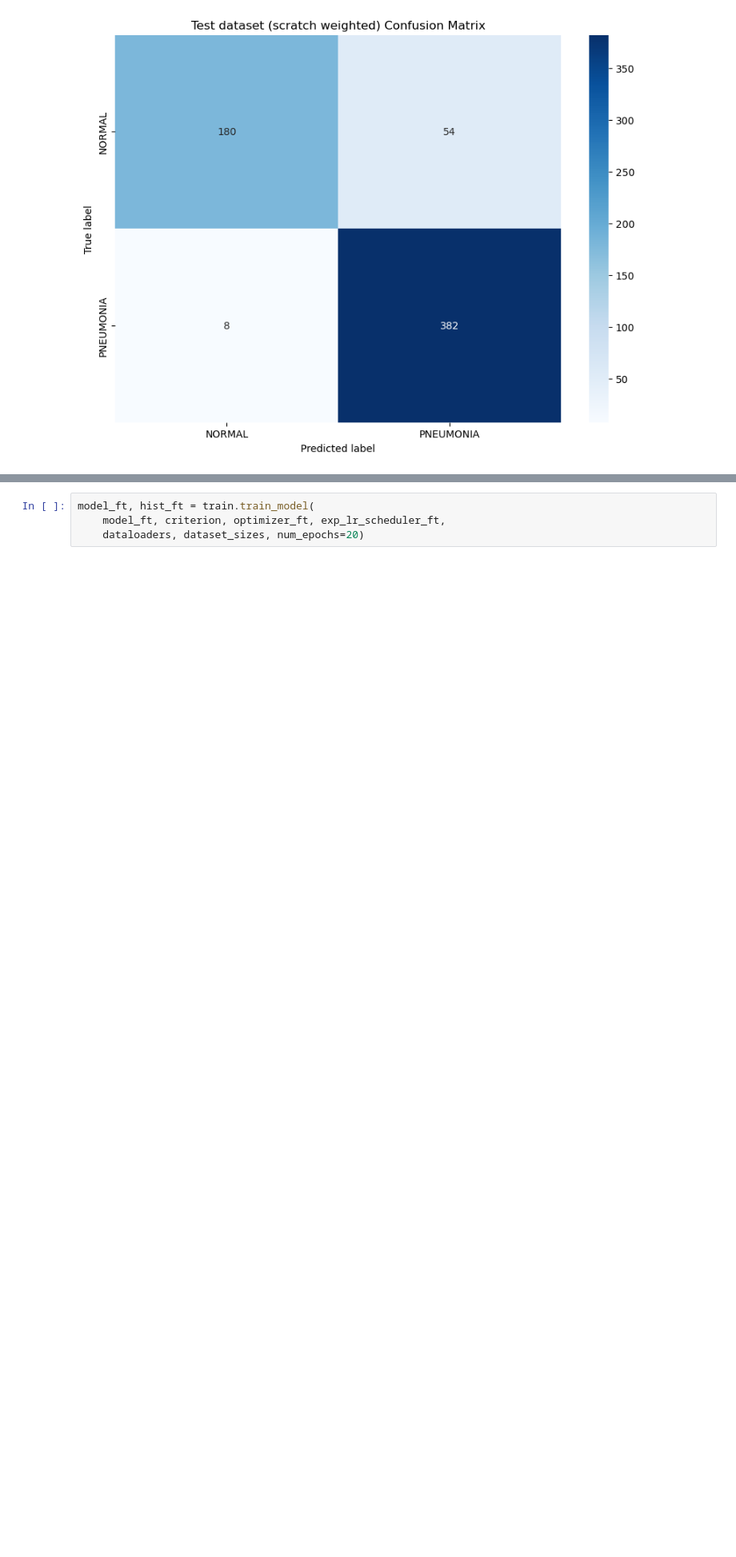
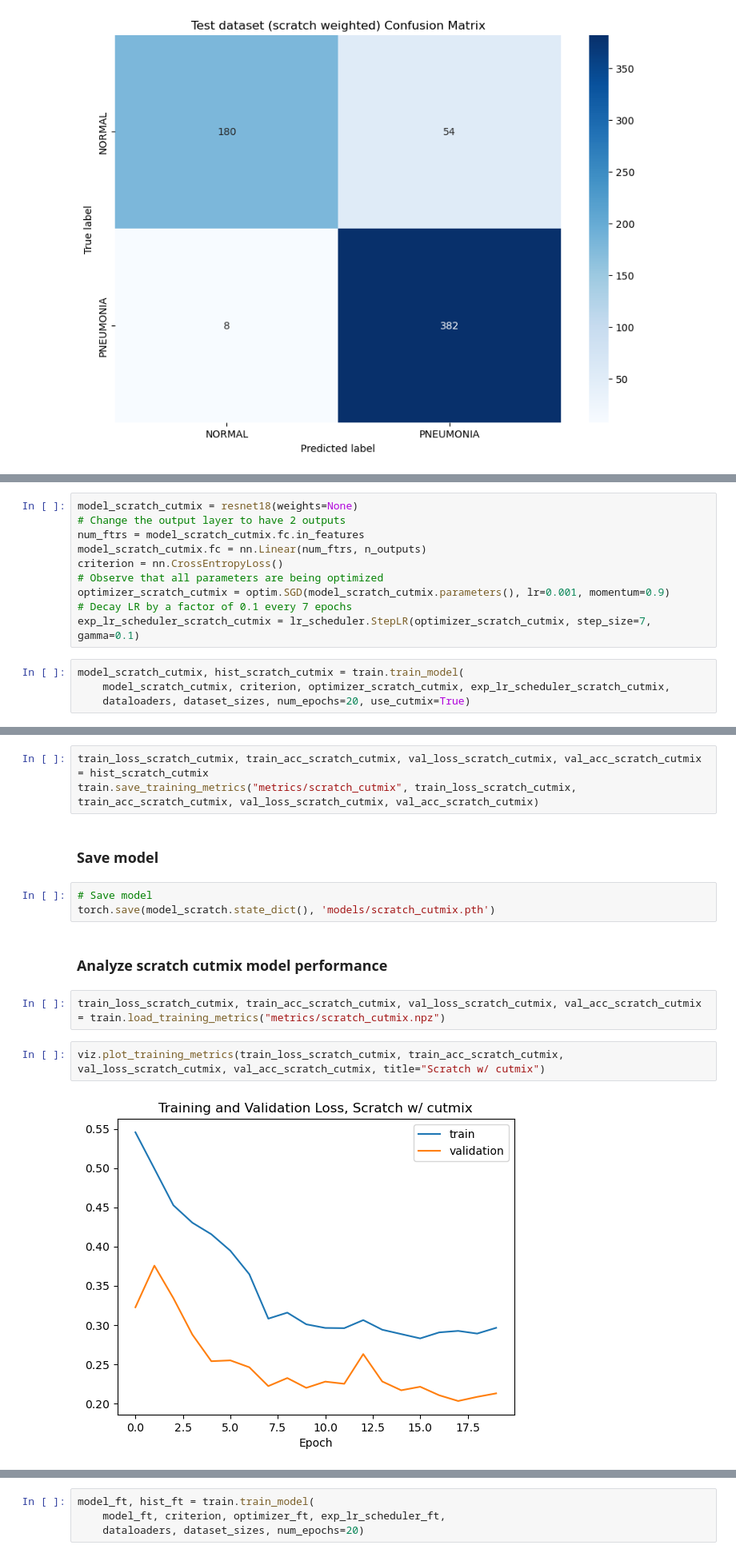
Before and after one commit to nashirj/chest-xray-classification, a Jupyter notebook: Assignment1.ipynb, the cells around one changed output, grey strips where cells are left out. Shown at 80% size. Cells and saved outputs as stored; diff of their text form; blank space fills up the shorter version.

Commit message:
Run cutmix for both scratch and pretrained

```diff
--- a/Assignment1.ipynb
+++ b/Assignment1.ipynb
@@ -342,0 +345,14 @@ F1 score: 0.889
+# %%
+model_scratch_cutmix = resnet18(weights=None)
+# Change the output layer to have 2 outputs
+num_ftrs = model_scratch_cutmix.fc.in_features
+model_scratch_cutmix.fc = nn.Linear(num_ftrs, n_outputs)
+criterion = nn.CrossEntropyLoss()
+# Observe that all parameters are being optimized
+optimizer_scratch_cutmix = optim.SGD(model_scratch_cutmix.parameters(), lr=0.001, momentum=0.9)
+# Decay LR by a factor of 0.1 every 7 epochs
+exp_lr_scheduler_scratch_cutmix = lr_scheduler.StepLR(optimizer_scratch_cutmix, step_size=7, gamma=0.1)
+# %%
+model_scratch_cutmix, hist_scratch_cutmix = train.train_model(
+    model_scratch_cutmix, criterion, optimizer_scratch_cutmix, exp_lr_scheduler_scratch_cutmix,
+    dataloaders, dataset_sizes, num_epochs=20, use_cutmix=True)
@@ -342,0 +379,16 @@ F1 score: 0.889
+# %%
+train_loss_scratch_cutmix, train_acc_scratch_cutmix, val_loss_scratch_cutmix, val_acc_scratch_cutmix = hist_scratch_cutmix
+train.save_training_metrics("metrics/scratch_cutmix", train_loss_scratch_cutmix, train_acc_scratch_cutmix, val_loss_scratch_cutmix, val_acc_scratch_cutmix)
+# %% [markdown]
+### Save model
+# %%
+# Save model
+torch.save(model_scratch.state_dict(), 'models/scratch_cutmix.pth')
+# %% [markdown]
+### Analyze scratch cutmix model performance
+# %%
+train_loss_scratch_cutmix, train_acc_scratch_cutmix, val_loss_scratch_cutmix, val_acc_scratch_cutmix = train.load_training_metrics("metrics/scratch_cutmix.npz")
+# %%
+viz.plot_training_metrics(train_loss_scratch_cutmix, train_acc_scratch_cutmix, val_loss_scratch_cutmix, val_acc_scratch_cutmix, title="Scratch w/ cutmix")
+# %% [output]
+[figure, added]
```
Also changed, not shown: parts of 24 cells of this notebook.
